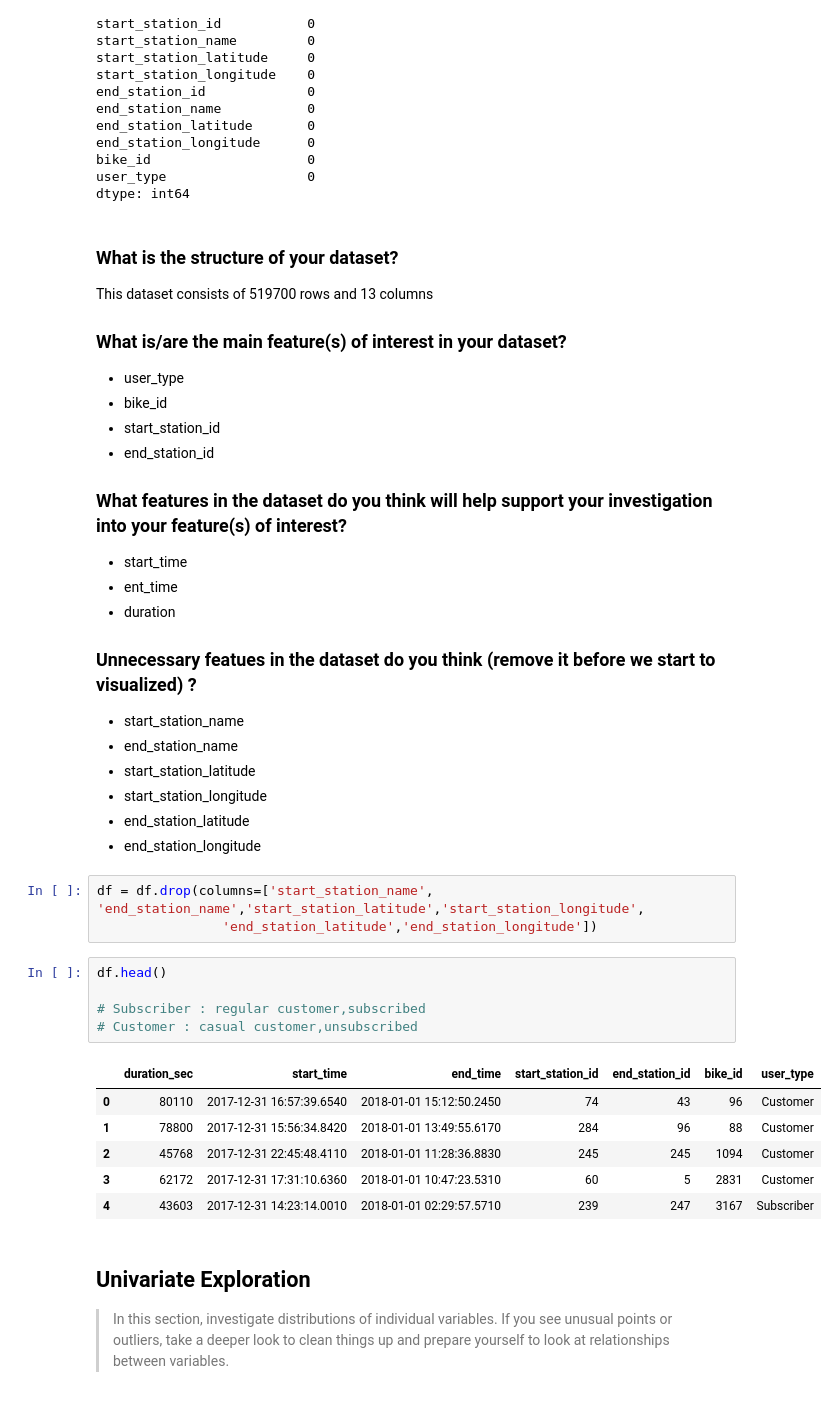
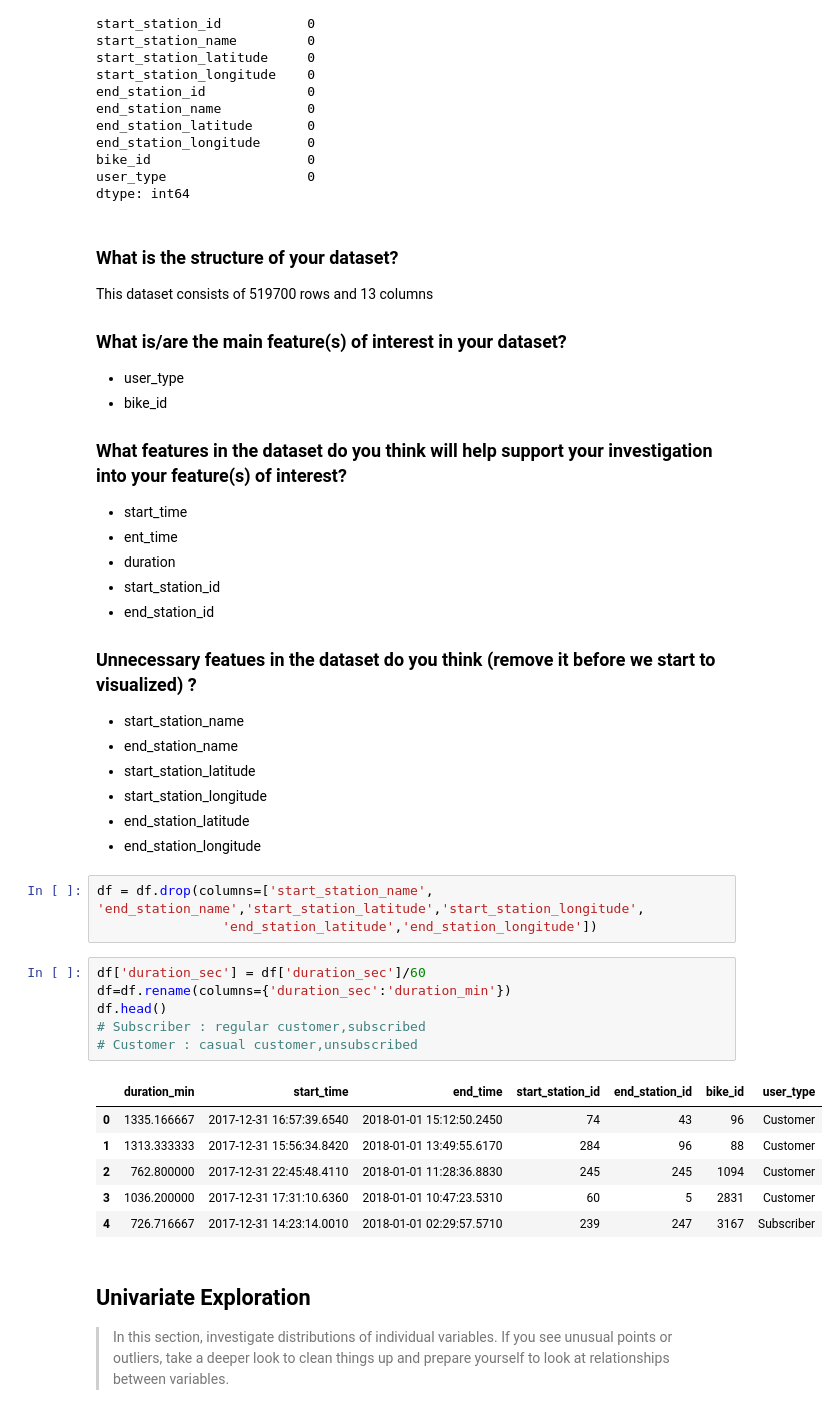
Before and after one commit to deutschkihun/Data-Analysis, a Jupyter notebook: Project 6/exploration_template.ipynb, the cells around one changed output. Cells and saved outputs as stored; diff of their text form.

```diff
--- a/Project 6/exploration_template.ipynb
+++ b/Project 6/exploration_template.ipynb
@@ -64,8 +64,6 @@ This dataset consists of 519700 rows and 13 columns
 
 - user_type
 - bike_id
-- start_station_id
-- end_station_id
 
 
 ### What features in the dataset do you think will help support your investigation into your feature(s) of interest?
@@ -73,6 +71,9 @@ This dataset consists of 519700 rows and 13 columns
 - start_time
 - ent_time
 - duration
+- start_station_id
+- end_station_id
+
 
 
 ### Unnecessary featues in the dataset do you think (remove it before we start to visualized) ?
@@ -87,17 +88,18 @@ This dataset consists of 519700 rows and 13 columns
 df = df.drop(columns=['start_station_name', 'end_station_name','start_station_latitude','start_station_longitude',
                 'end_station_latitude','end_station_longitude'])
 # %%
+df['duration_sec'] = df['duration_sec']/60
+df=df.rename(columns={'duration_sec':'duration_min'})
 df.head()
-
 # Subscriber : regular customer,subscribed
 # Customer : casual customer,unsubscribed
 # %% [output]
-|  | duration_sec | start_time | end_time | start_station_id | end_station_id | bike_id | user_type |
-| 0 | 80110 | 2017-12-31 16:57:39.6540 | 2018-01-01 15:12:50.2450 | 74 | 43 | 96 | Customer |
-| 1 | 78800 | 2017-12-31 15:56:34.8420 | 2018-01-01 13:49:55.6170 | 284 | 96 | 88 | Customer |
-| 2 | 45768 | 2017-12-31 22:45:48.4110 | 2018-01-01 11:28:36.8830 | 245 | 245 | 1094 | Customer |
-| 3 | 62172 | 2017-12-31 17:31:10.6360 | 2018-01-01 10:47:23.5310 | 60 | 5 | 2831 | Customer |
-| 4 | 43603 | 2017-12-31 14:23:14.0010 | 2018-01-01 02:29:57.5710 | 239 | 247 | 3167 | Subscriber |
+|  | duration_min | start_time | end_time | start_station_id | end_station_id | bike_id | user_type |
+| 0 | 1335.166667 | 2017-12-31 16:57:39.6540 | 2018-01-01 15:12:50.2450 | 74 | 43 | 96 | Customer |
+| 1 | 1313.333333 | 2017-12-31 15:56:34.8420 | 2018-01-01 13:49:55.6170 | 284 | 96 | 88 | Customer |
+| 2 | 762.800000 | 2017-12-31 22:45:48.4110 | 2018-01-01 11:28:36.8830 | 245 | 245 | 1094 | Customer |
+| 3 | 1036.200000 | 2017-12-31 17:31:10.6360 | 2018-01-01 10:47:23.5310 | 60 | 5 | 2831 | Customer |
+| 4 | 726.716667 | 2017-12-31 14:23:14.0010 | 2018-01-01 02:29:57.5710 | 239 | 247 | 3167 | Subscriber |
 # %% [markdown]
 ## Univariate Exploration
 
```
Also changed, not shown: parts of 24 cells of this notebook.
